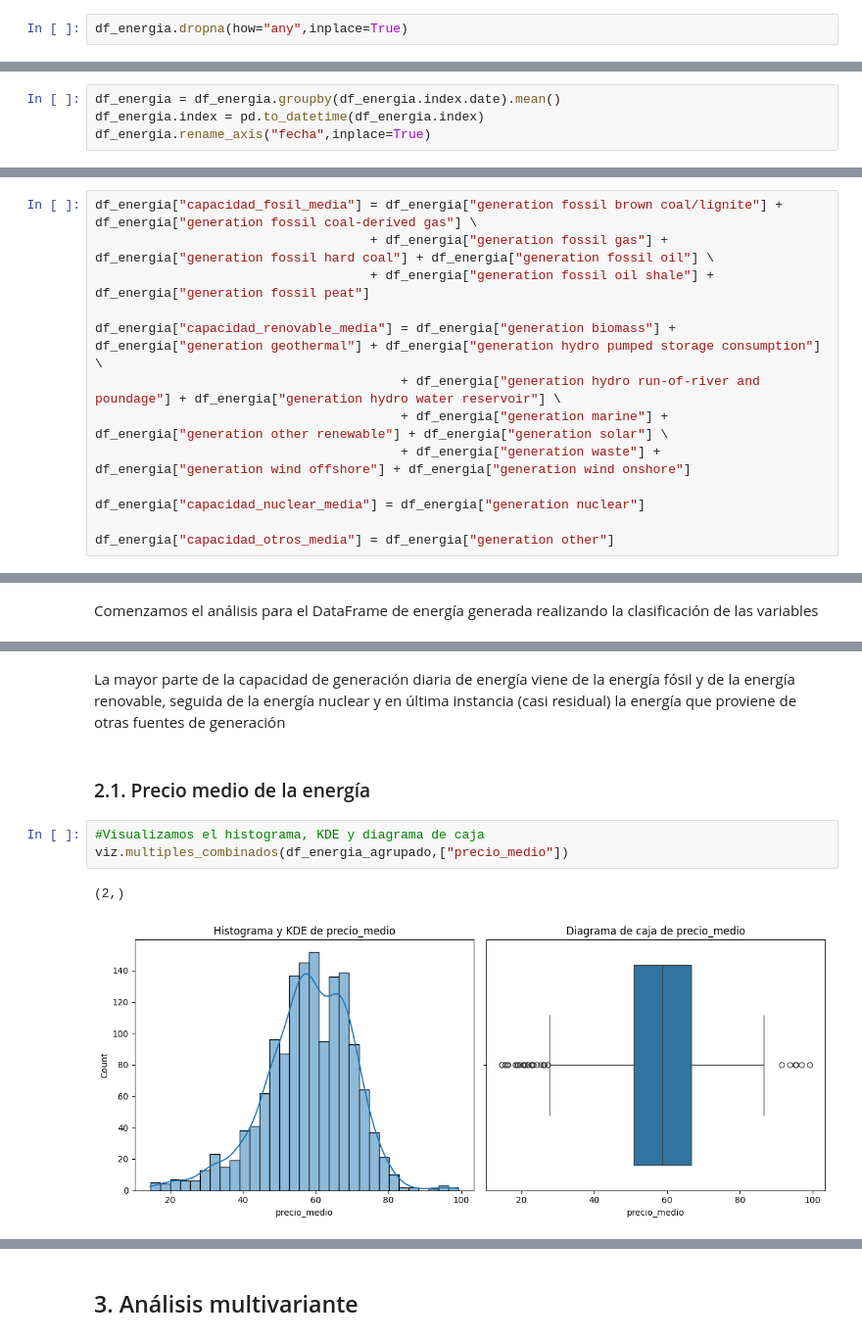
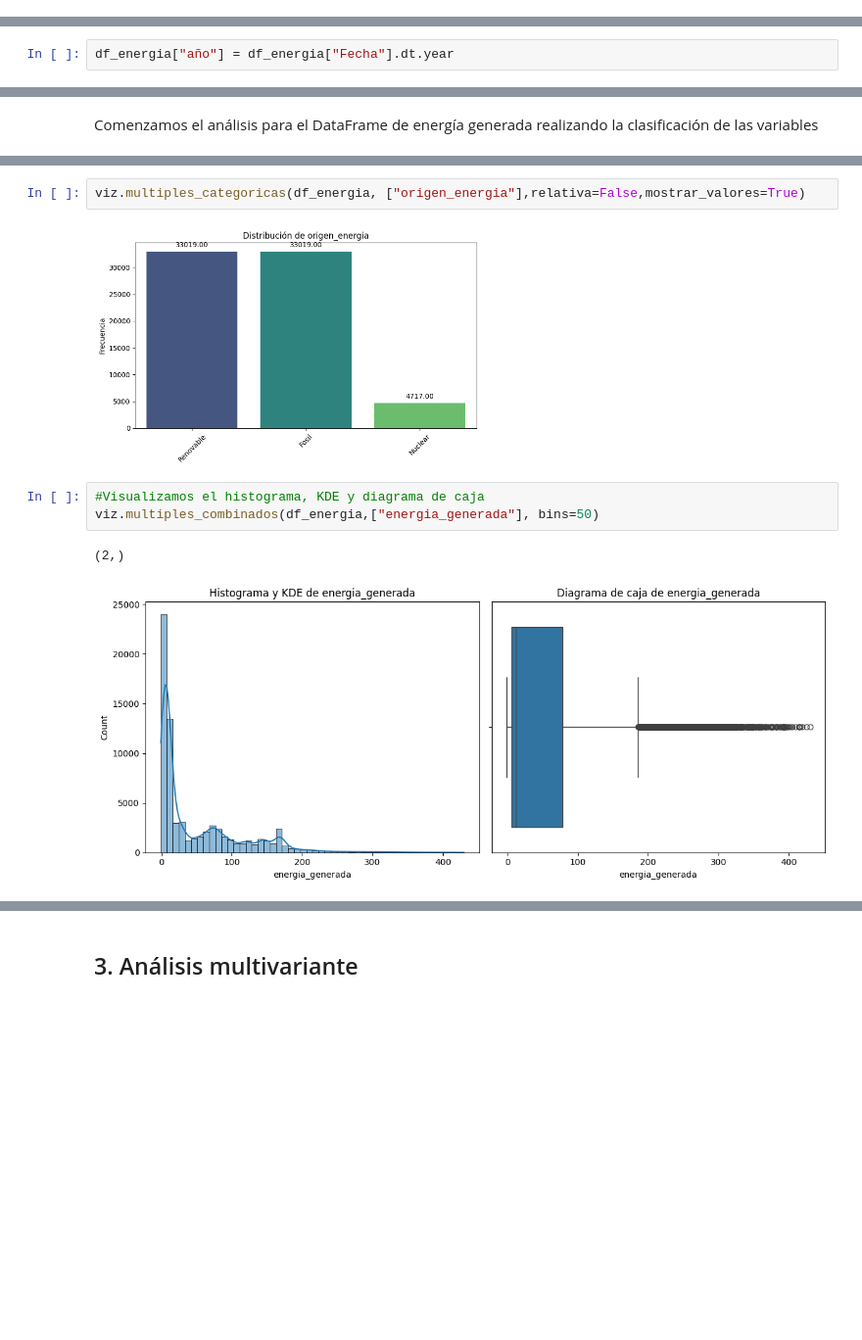
Before and after one commit to RogelioGarciaAlvarez/EDA_Energia, a Jupyter notebook: Memoria.ipynb, the cells around one changed output, grey strips where cells are left out. Shown at 98% size. Cells and saved outputs as stored; diff of their text form; blank space fills up the shorter version.

```diff
--- a/Memoria.ipynb
+++ b/Memoria.ipynb
@@ -161,2 +92,0 @@ memory usage: 5.9 MB
-# %%
-df_energia.dropna(how="any",inplace=True)
@@ -165,4 +92,0 @@ Agrupamos los datos por dias en vez de por horas para tener un DataFrame mas man
-# %%
-df_energia = df_energia.groupby(df_energia.index.date).mean()
-df_energia.index = pd.to_datetime(df_energia.index)
-df_energia.rename_axis("fecha",inplace=True)
@@ -177,13 +92,0 @@ Creamos cuatro nuevas columnas con la suma de la energía generada por tipos
-# %%
-df_energia["capacidad_fosil_media"] = df_energia["generation fossil brown coal/lignite"] + df_energia["generation fossil coal-derived gas"] \
-                                    + df_energia["generation fossil gas"] + df_energia["generation fossil hard coal"] + df_energia["generation fossil oil"] \
-                                    + df_energia["generation fossil oil shale"] + df_energia["generation fossil peat"]
-
-df_energia["capacidad_renovable_media"] = df_energia["generation biomass"] + df_energia["generation geothermal"] + df_energia["generation hydro pumped storage consumption"] \
-                                        + df_energia["generation hydro run-of-river and poundage"] + df_energia["generation hydro water reservoir"] \
-                                        + df_energia["generation marine"] + df_energia["generation other renewable"] + df_energia["generation solar"] \
-                                        + df_energia["generation waste"] + df_energia["generation wind offshore"] + df_energia["generation wind onshore"]
-
-df_energia["capacidad_nuclear_media"] = df_energia["generation nuclear"]
-
-df_energia["capacidad_otros_media"] = df_energia["generation other"]
@@ -204,0 +210,2 @@ df_energia_agrupado.rename(columns={"price actual":"precio_medio"}, inplace=True
+# %%
+df_energia["año"] = df_energia["Fecha"].dt.year
@@ -375,10 +272,10 @@ medidas_tendencia_central(df_energia_agrupado,df_energia_agrupado.columns)
-# %% [markdown]
-La mayor parte de la capacidad de generación diaria de energía viene de la energía fósil y de la energía renovable, seguida de la energía nuclear y en última instancia (casi residual) la energía que proviene de otras fuentes de generación
-# %% [markdown]
-### 2.1. Precio medio de la energía
+# %%
+viz.multiples_categoricas(df_energia, ["origen_energia"],relativa=False,mostrar_valores=True)
+# %% [output]
+[figure, added]
 # %%
 #Visualizamos el histograma, KDE y diagrama de caja
-viz.multiples_combinados(df_energia_agrupado,["precio_medio"])
+viz.multiples_combinados(df_energia,["energia_generada"], bins=50)
 # %% [output]
 (2,)
-[figure, old version]
+[figure, new version]
```
Also changed, not shown: parts of 90 cells of this notebook, 5 other files.
